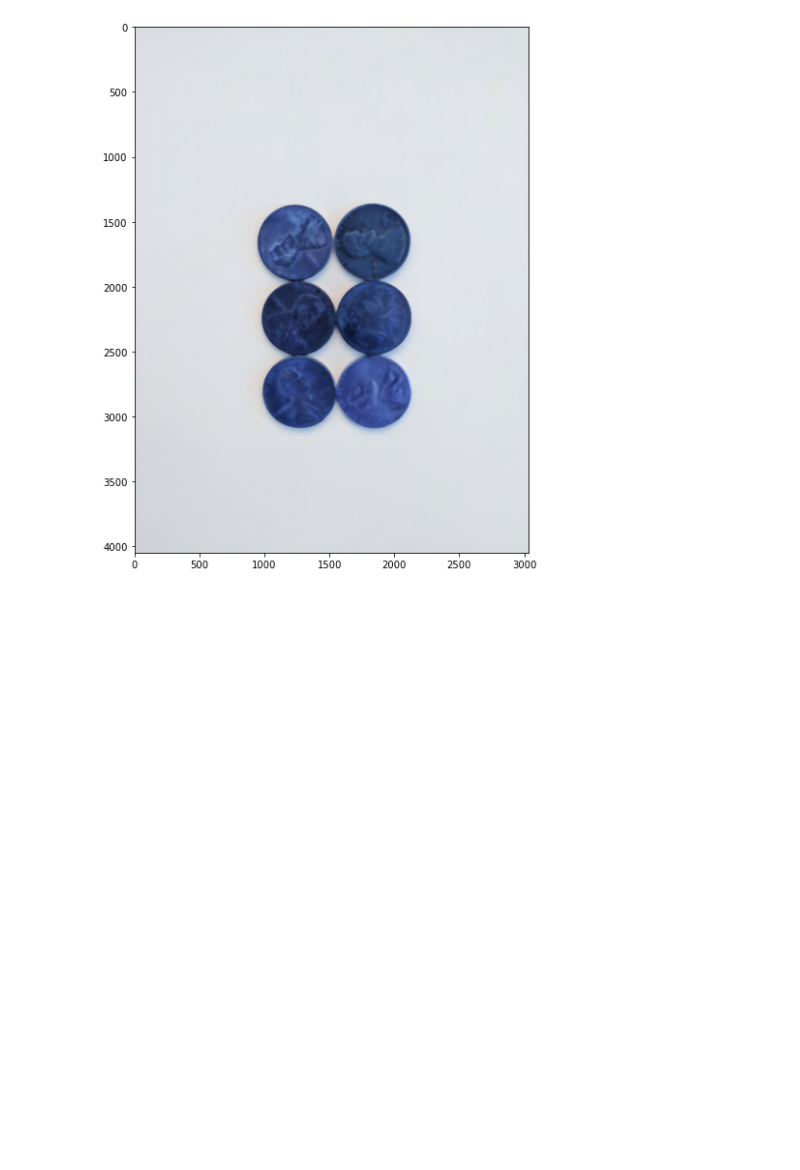
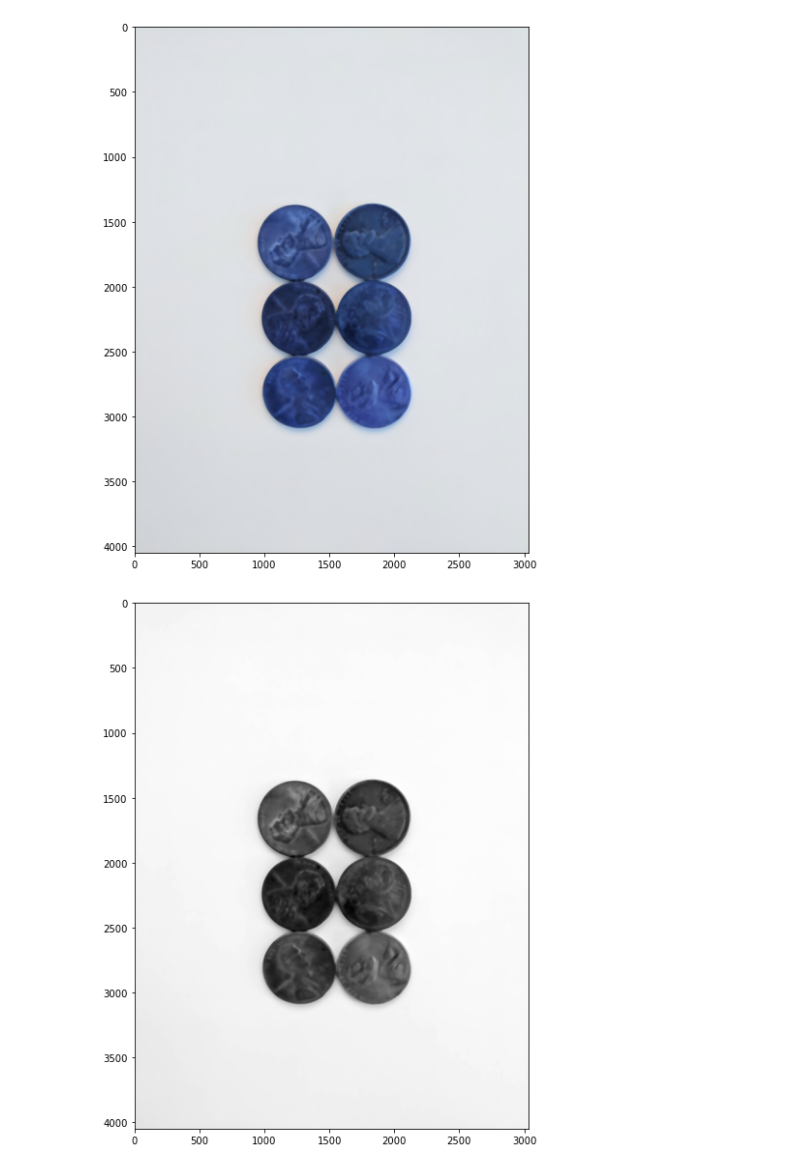
Before and after one commit to janezv/computerVision, a Jupyter notebook: ex6_ObjectDetection/50_Watershed_Algorithm.ipynb, the cells around one changed output. Drawn from its saved outputs; the diff is of its cells as text; code cells hidden in the pictures; blank space fills up the shorter version.

```diff
--- a/ex6_ObjectDetection/50_Watershed_Algorithm.ipynb
+++ b/ex6_ObjectDetection/50_Watershed_Algorithm.ipynb
@@ -19,3 +24,9 @@ sep_blur=cv2.medianBlur(sep_coins,25)
 display(sep_blur)
 # %% [output]
 [figure]
+# %%
+gray_sep_coins=cv2.cvtColor(sep_blur, cv2.COLOR_BGR2GRAY)
+
+display(gray_sep_coins)
+# %% [output]
+[figure, added]
```
Also changed, not shown: parts of 23 cells of this notebook, 1 other file.
